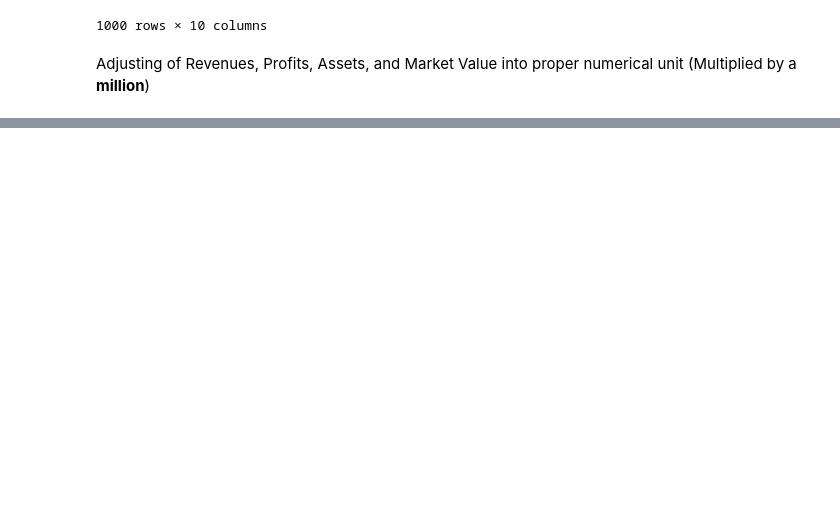
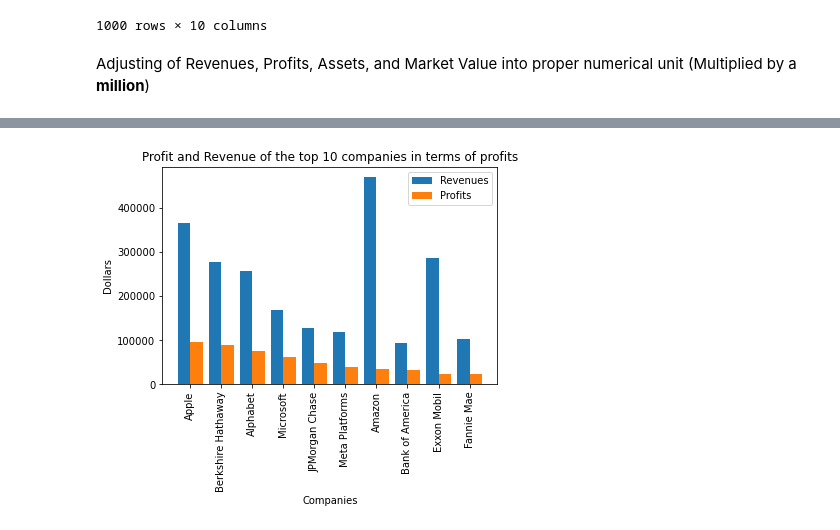
Before and after one commit to aronnicksnts/kaggle-projects, a Jupyter notebook: Fortune Top 1000 Companies by Revenue 2022/Fortune Top 1000 Revenue Analysis.ipynb, the cells around one changed output, grey strips where cells are left out. Cells and saved outputs as stored; diff of their text form; code cells hidden in the pictures; blank space fills up the shorter version.

```diff
--- a/Fortune Top 1000 Companies by Revenue 2022/Fortune Top 1000 Revenue Analysis.ipynb
+++ b/Fortune Top 1000 Companies by Revenue 2022/Fortune Top 1000 Revenue Analysis.ipynb
@@ -82,8 +72,8 @@ df
 # %% [markdown]
 Adjusting of Revenues, Profits, Assets, and Market Value into proper numerical unit (Multiplied by a **million**)
 # %%
-df['revenues'] = df['revenues'].apply(lambda x: x*1000000)
-df['profits'] = df['profits'].apply(lambda x: x*1000000)
-df['assets'] = df['assets'].apply(lambda x: x*1000000)
-df['market_value'] = df['market_value'].apply(lambda x: x*1000000)
+# df['revenues'] = df['revenues'].apply(lambda x: x*1000000)
+# df['profits'] = df['profits'].apply(lambda x: x*1000000)
+# df['assets'] = df['assets'].apply(lambda x: x*1000000)
+# df['market_value'] = df['market_value'].apply(lambda x: x*1000000)
 df
@@ -89,0 +94,3 @@ df
+# %%
+df['margins'] = df['profits']/df['revenues']*100
+df
@@ -89,0 +111,16 @@ df
+# %%
+df = df.sort_values(by=['profits'], ascending=False)
+numCompanies = 10
+x_axis = np.arange(numCompanies)
+
+plt.bar(x_axis - 0.2, df['revenues'].head(numCompanies), 0.4, label = 'Revenues')
+plt.bar(x_axis + 0.2, df['profits'].head(numCompanies), 0.4, label = 'Profits')
+
+plt.xticks(x_axis, df['name'].head(numCompanies), rotation=90)
+plt.xlabel("Companies")
+plt.ylabel("Dollars")
+plt.title(f"Profit and Revenue of the top {numCompanies} companies in terms of profits")
+plt.legend()
+plt.show()
+# %% [output]
+[figure, added]
```
Also changed, not shown: parts of 7 cells of this notebook.
